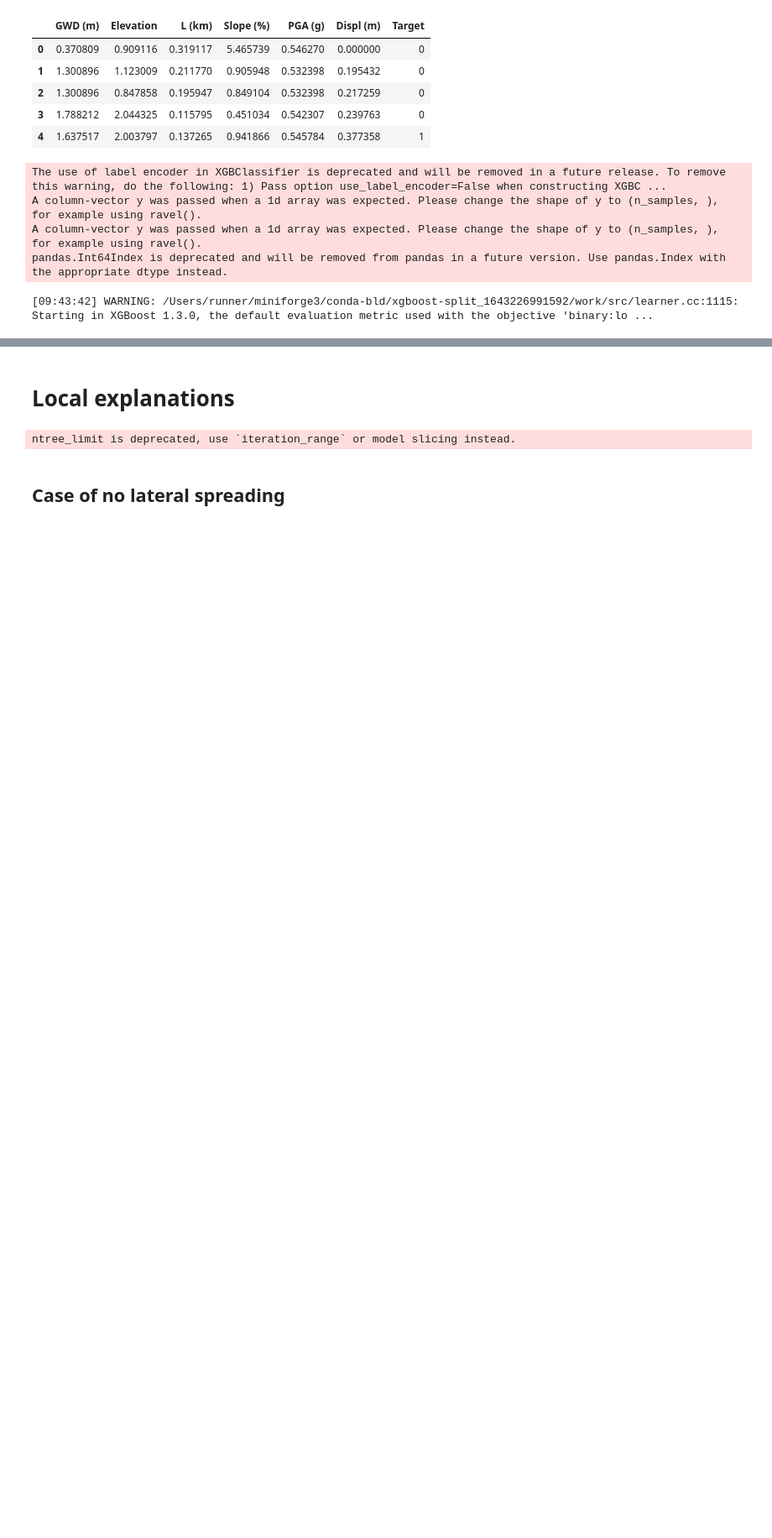
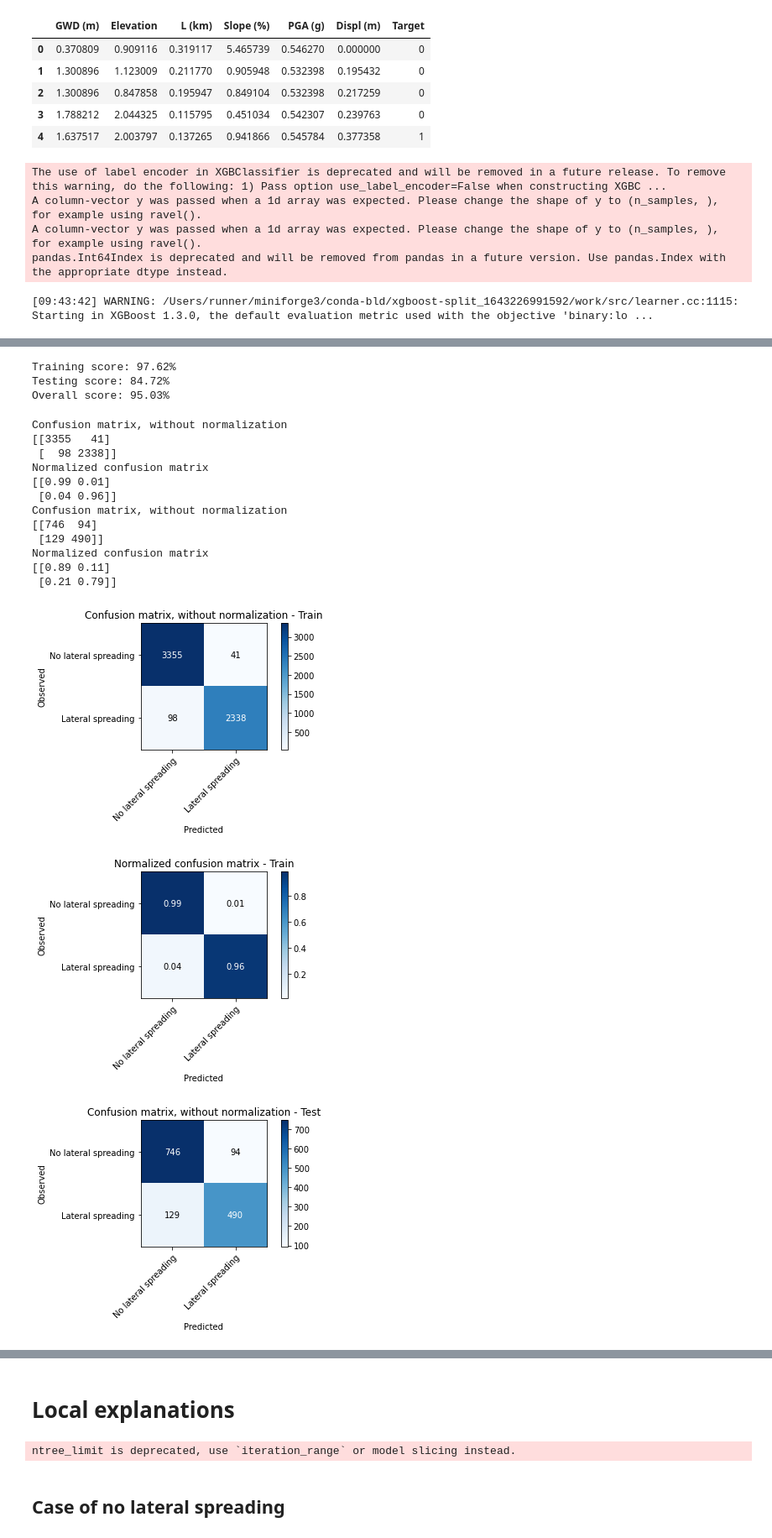
Before and after one commit to geoelements/xai-lateral-spreading, a Jupyter notebook: xgboost-classifier.ipynb, the cells around one changed output, grey strips where cells are left out. Shown at 84% size. Drawn from its saved outputs; the diff is of its cells as text; code cells hidden in the pictures; blank space fills up the shorter version.

Commit message:
Confusion matrix for prediction accuracy

```diff
--- a/xgboost-classifier.ipynb
+++ b/xgboost-classifier.ipynb
@@ -26,6 +28,7 @@ y = df.drop(['GWD (m)', 'Elevation',  'L (km)', 'Slope (%)','PGA (g)','Displ (m)
 
 # implementing train-test-split
 X_train_target, X_test_target, y_train, y_test = train_test_split(X, y, test_size=0.2, random_state=0)
+X_all = X.drop(['Target'], axis=1)
 X_train = X_train_target.drop(['Target'], axis = 1)
 X_test = X_test_target.drop(['Target'], axis = 1)
 # %%
@@ -48,0 +99,61 @@ Accuracy: 84.72%
+# %%
+print('Training score: %.2f%%' %(model.score(X_train, y_train) * 100))
+print('Testing score: %.2f%%' %(model.score(X_test, y_test) * 100))
+print('Overall score: %.2f%%' %(model.score(X_all, y) * 100))
+# %% [output]
+Training score: 97.62%
+Testing score: 84.72%
+Overall score: 95.03%
+# %%
+#make prediction
+Y_pred_test = model.predict(X_test)
+Y_pred_train = model.predict(X_train)
+Y_pred_all = model.predict(X_all)
+
+#assign class names
+class_names=np.array(['No lateral spreading','Lateral spreading'], dtype='U25')
+
+# Plot non-normalized confusion matrix for training dataset
+np.set_printoptions(precision=2)
+plot_confusion_matrix(y_train, Y_pred_train, classes=class_names,
+                      title='Confusion matrix, without normalization - Train')
+
+# Plot normalized confusion matrix for training dataset
+plot_confusion_matrix(y_train, Y_pred_train, classes=class_names, normalize=True,
+                      title='Normalized confusion matrix - Train')
+
+np.set_printoptions(precision=2)
+# Plot non-normalized confusion matrix for testing dataset
+plot_confusion_matrix(y_test, Y_pred_test, classes=class_names,
+                      title='Confusion matrix, without normalization - Test')
+
+# Plot normalized confusion matrix for testing dataset
+plot_confusion_matrix(y_test, Y_pred_test, classes=class_names, normalize=True,
+                      title='Normalized confusion matrix - Test')
+plt.show()
+
+
+# Plot non-normalized confusion matrix for whole dataset
+plot_confusion_matrix(y, Y_pred_all, classes=class_names,
+                      title='Confusion matrix, without normalization - All')
+
+# Plot normalized confusion matrix for whole dataset
+plot_confusion_matrix(y, Y_pred_all, classes=class_names, normalize=True,
+                      title='Normalized confusion matrix - All')
+plt.show()
+# %% [output]
+Confusion matrix, without normalization
+[[3355   41]
+ [  98 2338]]
+Normalized confusion matrix
+[[0.99 0.01]
+ [0.04 0.96]]
+Confusion matrix, without normalization
+[[746  94]
+ [129 490]]
+Normalized confusion matrix
+[[0.89 0.11]
+ [0.21 0.79]]
+[figure, added]
+[figure, added]
+[figure, added]
```
Also changed, not shown: parts of 6 cells of this notebook.
